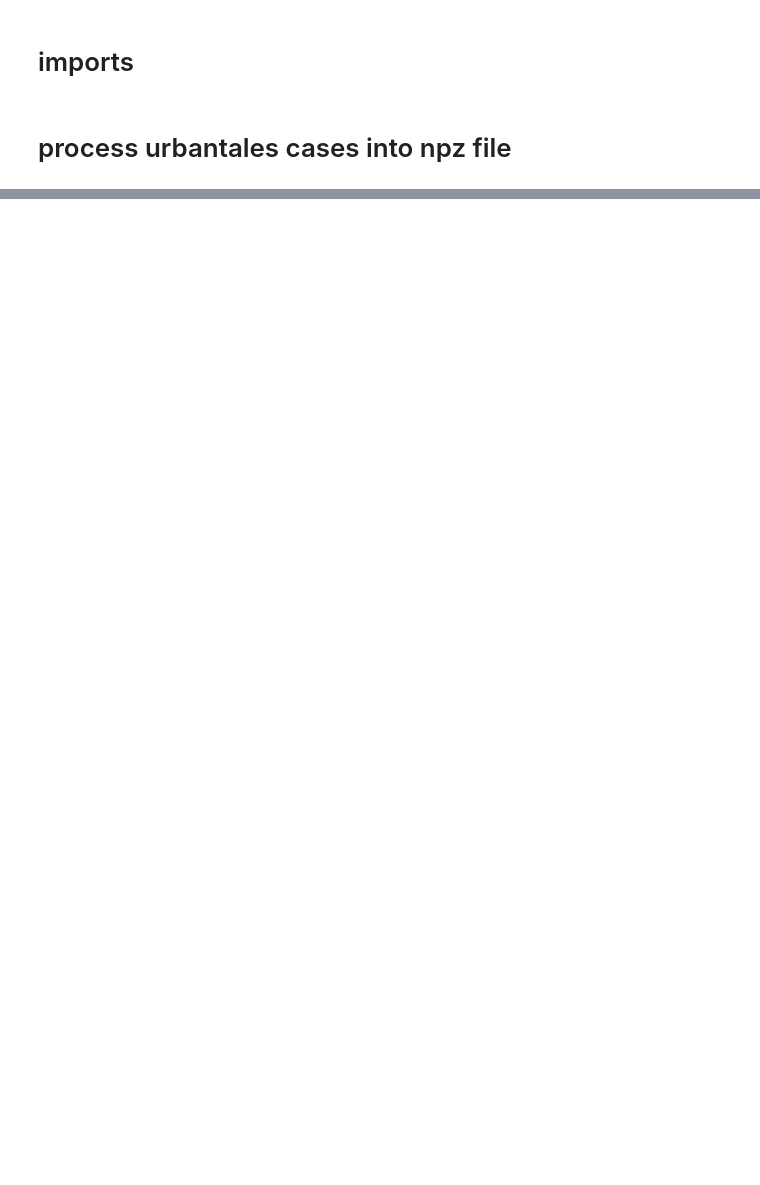
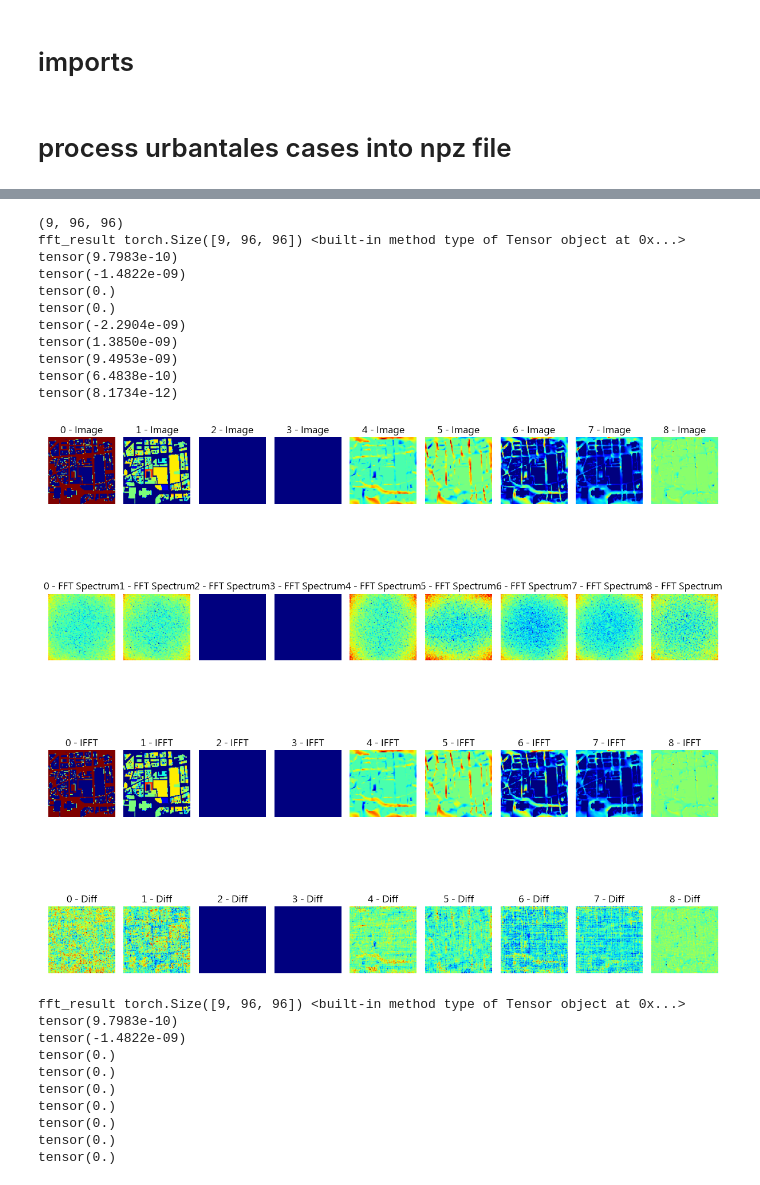
Before and after one commit to ms-112-scott/NCA_Research, a Jupyter notebook: E4_PI_NCA/notebooks/E4-0_preprocess-urbanTalesDataset.ipynb, the cells around one changed output, grey strips where cells are left out. Drawn from its saved outputs; the diff is of its cells as text; code cells hidden in the pictures; blank space fills up the shorter version.

```diff
--- a/E4_PI_NCA/notebooks/E4-0_preprocess-urbanTalesDataset.ipynb
+++ b/E4_PI_NCA/notebooks/E4-0_preprocess-urbanTalesDataset.ipynb
@@ -232,0 +314,77 @@ Has Inf: False
+# %%
+def plt_fft_img(img):
+    img = torch.from_numpy(img)
+
+    # ====== FFT ======
+    fft_result = torch.fft.fft2(img)
+    print("fft_result",fft_result.shape, fft_result.type)
+    # fft_shifted = torch.fft.fftshift(fft_result, dim=(-2, -1))
+    magnitude_spectrum = torch.log(torch.abs(fft_result) + 1e-8)
+
+    # ====== IFFT ======
+    ifft_result = torch.fft.ifft2(fft_result)
+    ifft_real = ifft_result.real
+
+    # ====== 差異 ======
+    diff = img - ifft_real
+    mse_per_channel = torch.mean(diff ** 2, dim=(-2, -1))  # 每個 channel 的 MSE
+    # ====== 畫圖 ======
+    fig, axes = plt.subplots(4, img.shape[0], figsize=(12, 12))
+
+    for c in range(img.shape[0]):
+        # 原圖 channel
+        axes[0, c].imshow(img[c].cpu().numpy(), cmap="jet")
+        axes[0, c].set_title(f"{c} - Image")
+        axes[0, c].axis("off")
+
+        # FFT 頻譜 channel
+        axes[1, c].imshow(magnitude_spectrum[c].cpu().numpy(), cmap="jet")
+        axes[1, c].set_title(f"{c} - FFT Spectrum")
+        axes[1, c].axis("off")
+
+        # IFFT 還原 channel
+        axes[2, c].imshow(ifft_real[c].cpu().numpy(), cmap="jet")
+        axes[2, c].set_title(f"{c} - IFFT")
+        axes[2, c].axis("off")
+
+        # 原始 - 還原差異
+        axes[3, c].imshow(diff[c].cpu().numpy(), cmap="jet")
+        axes[3, c].set_title(f"{c} - Diff")
+        axes[3, c].axis("off")
+        print(torch.mean(diff[c]))
+
+    plt.tight_layout()
+    plt.show()
+
+for _ in range(1):
+    print("\n")
+    key = random.choice(list(case_dict.keys()))
+    img = case_dict[key]
+    print(img.shape)
+    plt_fft_img(img)
+    img[2:,:,:] = 0
+    plt_fft_img(img)
+    # img = img.astype(np.float64)
+# %% [output]
+(9, 96, 96)
+fft_result torch.Size([9, 96, 96]) <built-in method type of Tensor object at 0x...>
+tensor(9.7983e-10)
+tensor(-1.4822e-09)
+tensor(0.)
+tensor(0.)
+tensor(-2.2904e-09)
+tensor(1.3850e-09)
+tensor(9.4953e-09)
+tensor(6.4838e-10)
+tensor(8.1734e-12)
+[figure, added]
+fft_result torch.Size([9, 96, 96]) <built-in method type of Tensor object at 0x...>
+tensor(9.7983e-10)
+tensor(-1.4822e-09)
+tensor(0.)
+tensor(0.)
+tensor(0.)
+tensor(0.)
+tensor(0.)
+tensor(0.)
+tensor(0.)
```
Also changed, not shown: parts of 9 cells of this notebook, 6 other files.
